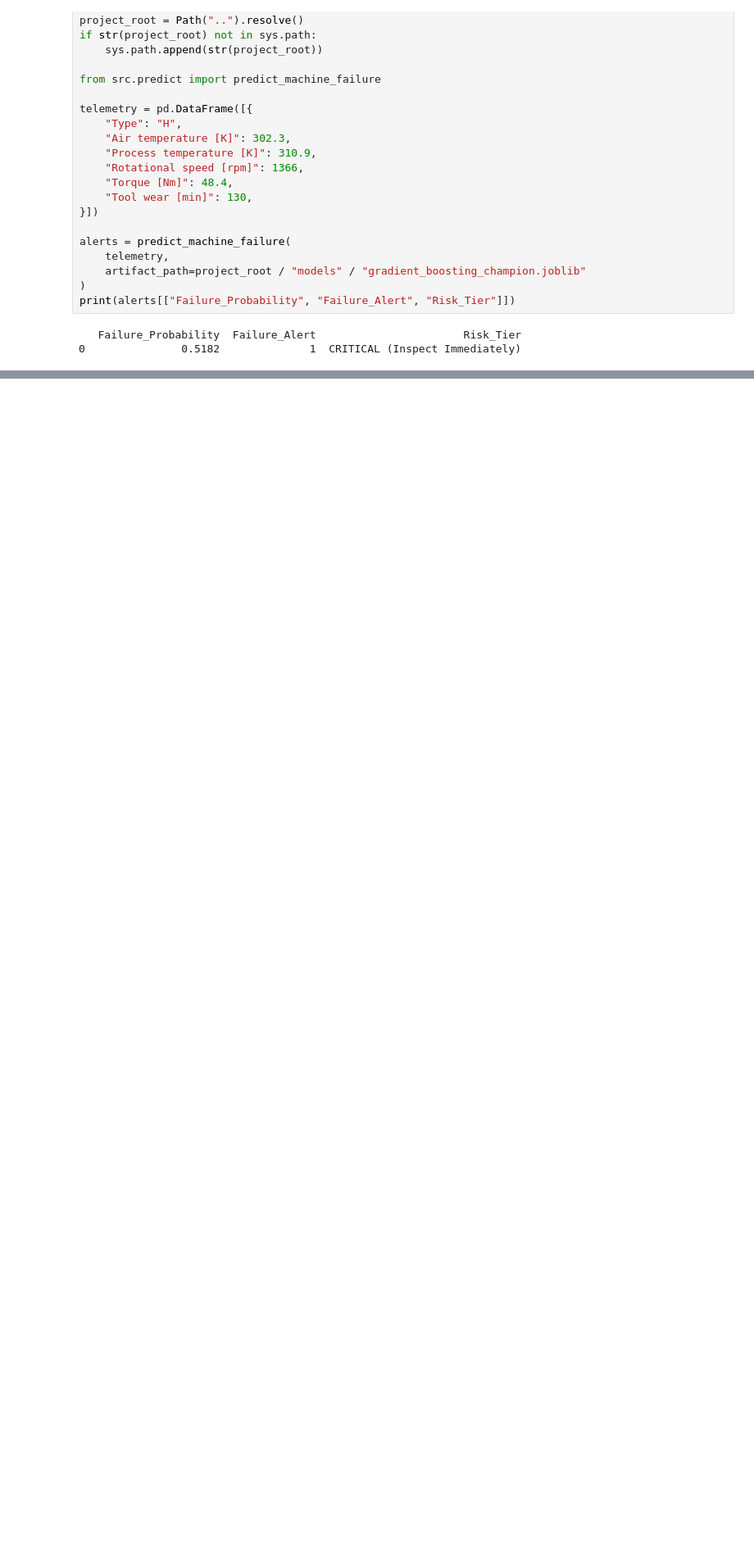
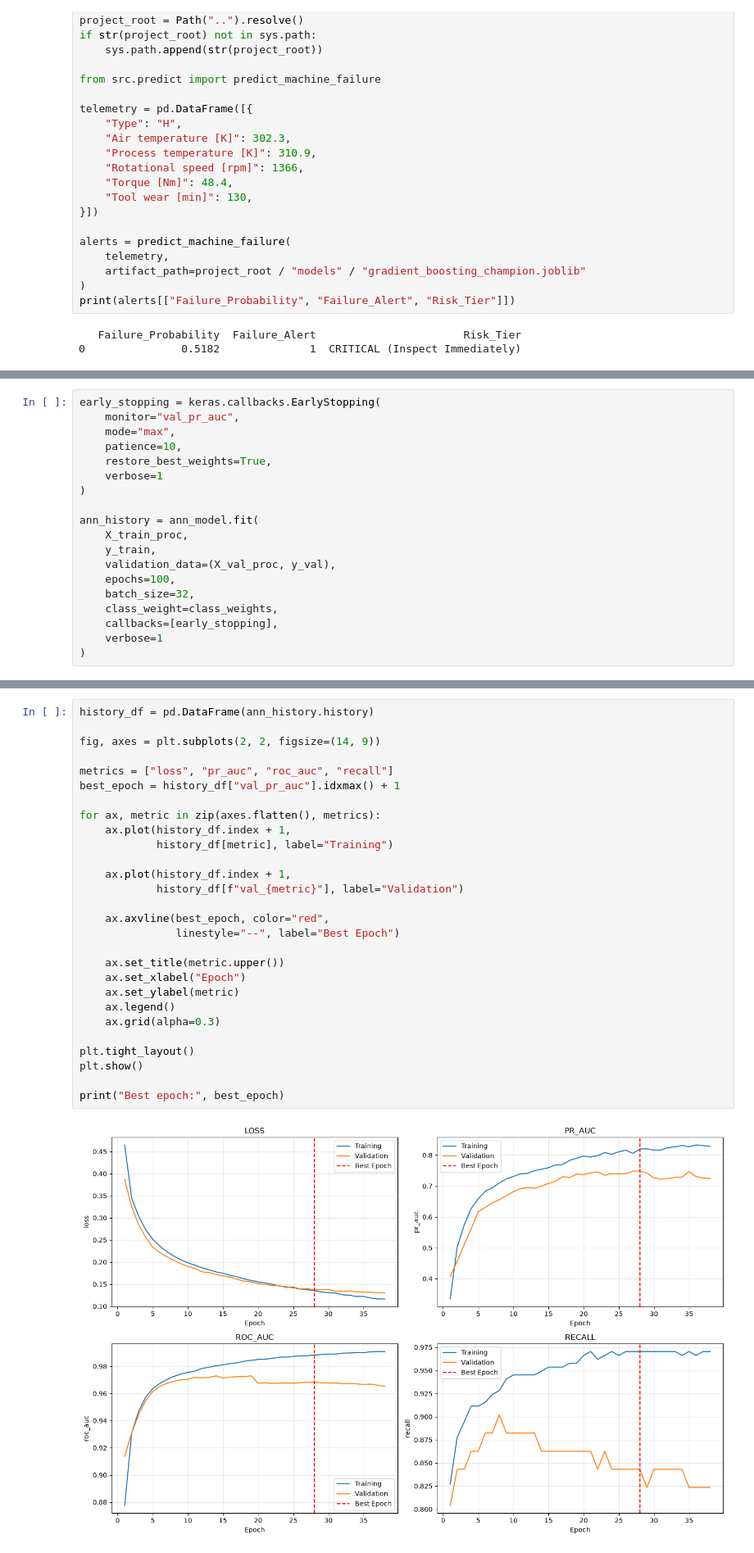
Before and after one commit to harshithkatta04-blip/predictive-maintenance-risk-modeling, a Jupyter notebook: notebooks/Predictive_Maintenance.ipynb, the cells around one changed output, grey strips where cells are left out. Shown at 82% size. Saved outputs shown, nothing was run; the diff lists cells and outputs as text; blank space fills up the shorter version.

```diff
--- a/notebooks/Predictive_Maintenance.ipynb
+++ b/notebooks/Predictive_Maintenance.ipynb
@@ -1009,0 +1118,19 @@ print(alerts[["Failure_Probability", "Failure_Alert", "Risk_Tier"]])
+# %%
+early_stopping = keras.callbacks.EarlyStopping(
+    monitor="val_pr_auc",
+    mode="max",
+    patience=10,
+    restore_best_weights=True,
+    verbose=1
+)
+
+ann_history = ann_model.fit(
+    X_train_proc,
+    y_train,
+    validation_data=(X_val_proc, y_val),
+    epochs=100,
+    batch_size=32,
+    class_weight=class_weights,
+    callbacks=[early_stopping],
+    verbose=1
+)
@@ -1009,0 +1155,30 @@ print(alerts[["Failure_Probability", "Failure_Alert", "Risk_Tier"]])
+# %%
+history_df = pd.DataFrame(ann_history.history)
+
+fig, axes = plt.subplots(2, 2, figsize=(14, 9))
+
+metrics = ["loss", "pr_auc", "roc_auc", "recall"]
+best_epoch = history_df["val_pr_auc"].idxmax() + 1
+
+for ax, metric in zip(axes.flatten(), metrics):
+    ax.plot(history_df.index + 1,
+            history_df[metric], label="Training")
+
+    ax.plot(history_df.index + 1,
+            history_df[f"val_{metric}"], label="Validation")
+
+    ax.axvline(best_epoch, color="red",
+               linestyle="--", label="Best Epoch")
+
+    ax.set_title(metric.upper())
+    ax.set_xlabel("Epoch")
+    ax.set_ylabel(metric)
+    ax.legend()
+    ax.grid(alpha=0.3)
+
+plt.tight_layout()
+plt.show()
+
+print("Best epoch:", best_epoch)
+# %% [output]
+[figure, added]
```
Also changed, not shown: parts of 37 cells of this notebook, 10 other files.
